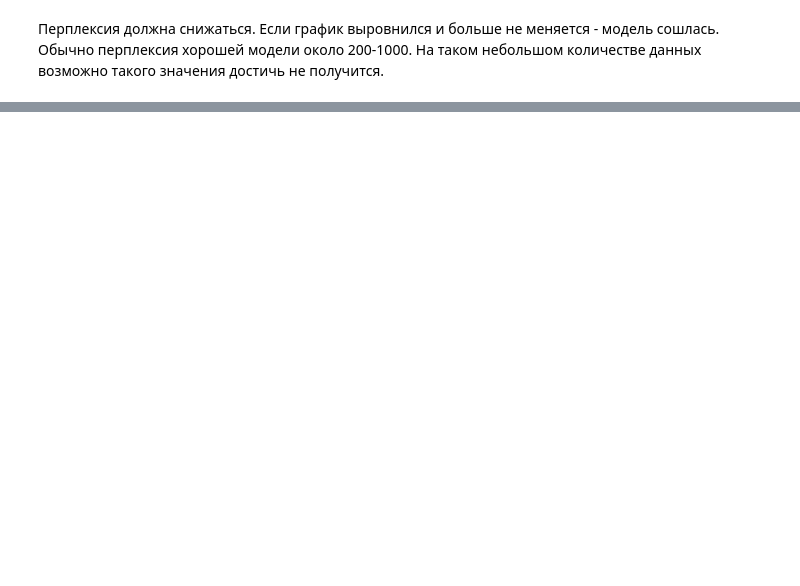
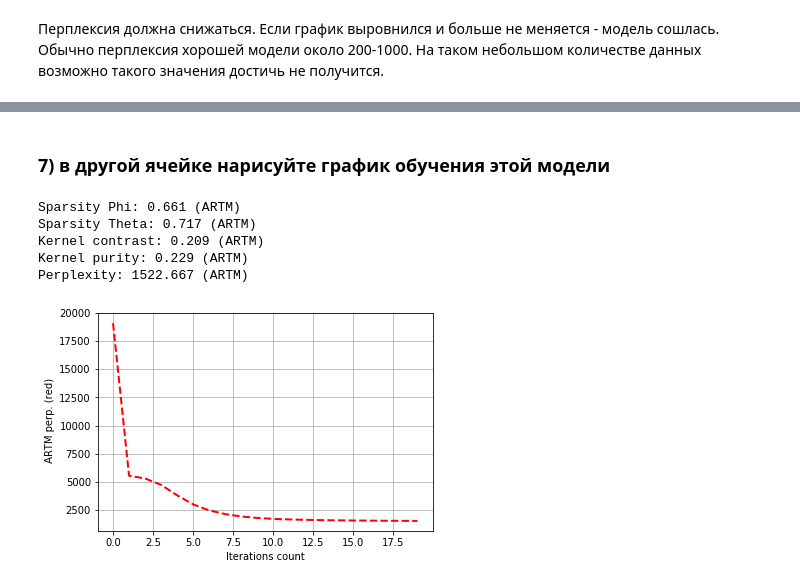
Before and after one commit to tududundra/nlp3year_Matveeva, a Jupyter notebook: Topic_model_BigARTM.ipynb, the cells around one changed output, grey strips where cells are left out. Saved outputs shown, nothing was run; the diff lists cells and outputs as text; code cells hidden in the pictures; blank space fills up the shorter version.

```diff
--- a/Topic_model_BigARTM.ipynb
+++ b/Topic_model_BigARTM.ipynb
@@ -263,0 +612,11 @@ for topic_name in model_artm.topic_names[:50]:
+# %% [markdown]
+### 7) в другой ячейке нарисуйте график обучения этой модели
+# %%
+perplexity = print_measures(model_artm)
+# %% [output]
+Sparsity Phi: 0.661 (ARTM)
+Sparsity Theta: 0.717 (ARTM)
+Kernel contrast: 0.209 (ARTM)
+Kernel purity: 0.229 (ARTM)
+Perplexity: 1522.667 (ARTM)
+[figure, added]
```
Also changed, not shown: parts of 63 cells of this notebook.
